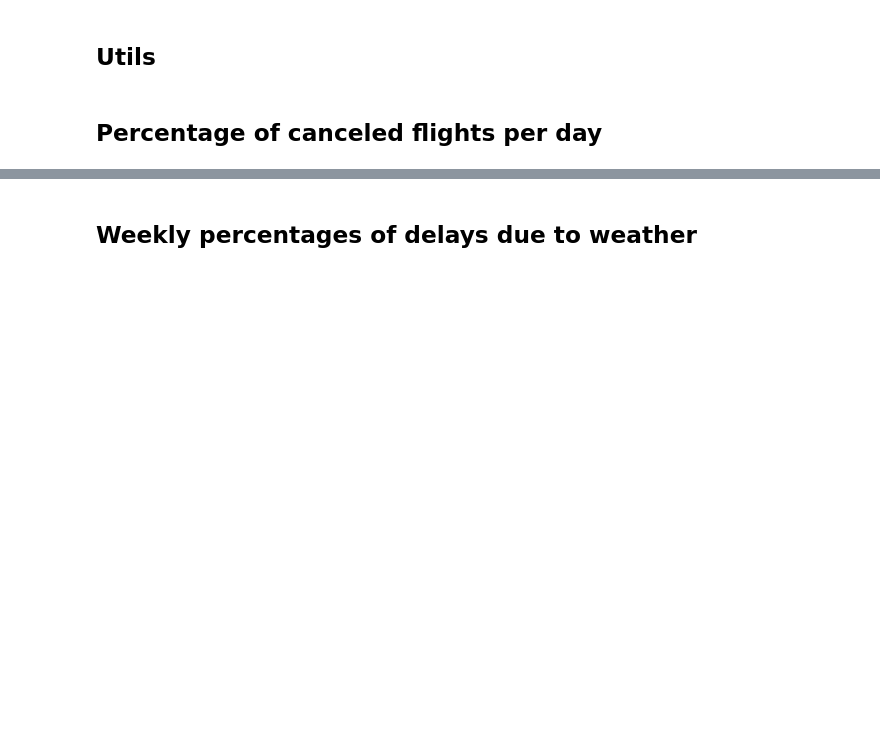
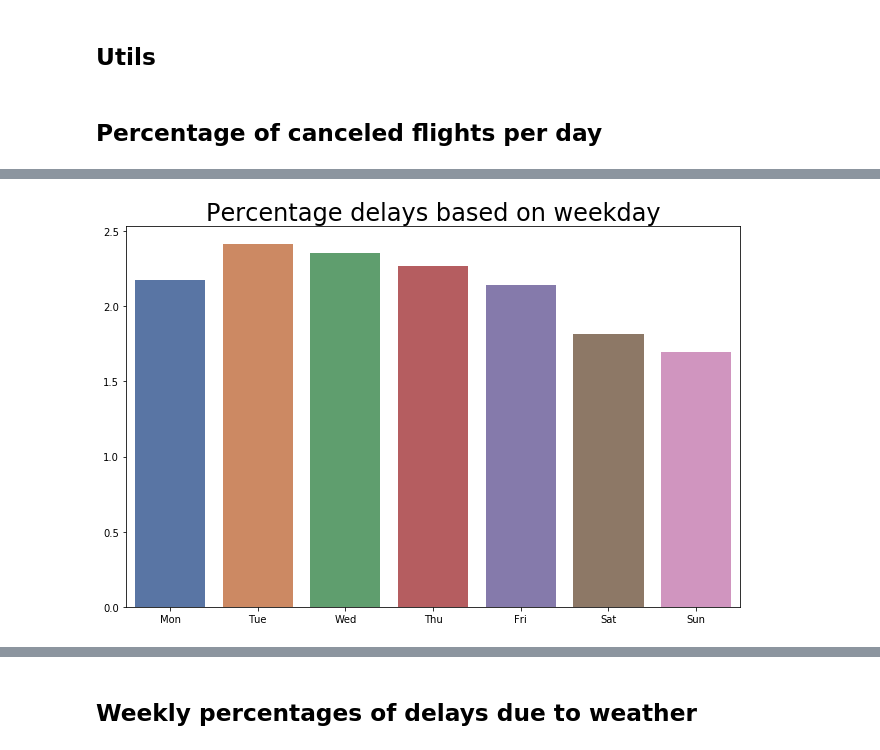
Before and after one commit to pietroferretti/middleware-bigdata, a Jupyter notebook: spark_notebook.ipynb, the cells around one changed output, grey strips where cells are left out. Drawn from its saved outputs; the diff is of its cells as text; code cells hidden in the pictures; blank space fills up the shorter version.

```diff
--- a/spark_notebook.ipynb
+++ b/spark_notebook.ipynb
@@ -67,0 +135,14 @@ def date_from_isoweek(iso_year, iso_weeknumber, iso_weekday):
+# %%
+# weekday
+weekday_percentage = num_flights_day.map(lambda m: (date(m[0][0],m[0][1],m[0][2]).weekday(), m[1])).reduceByKey(lambda a,b: (a[0]+b[0],a[1]+b[1])).map(lambda m: (m[0], m[1][0]*100.0/m[1][1]))
+weekday_percentage_arr = sorted(weekday_percentage.collect())
+
+x = [str(m[0]) for m in weekday_percentage_arr]
+y = [m[1] for m in weekday_percentage_arr]
+ax = sns.barplot(x=x, y=y, palette="deep")
+ax.set_title('Percentage delays based on weekday')
+ax.title.set_fontsize(24)
+ax.set_xticklabels(['Mon','Tue','Wed','Thu','Fri','Sat','Sun'])
+ax.figure.set_size_inches(11,7)
+# %% [output]
+[figure, added]
```
Also changed, not shown: parts of 26 cells of this notebook.
